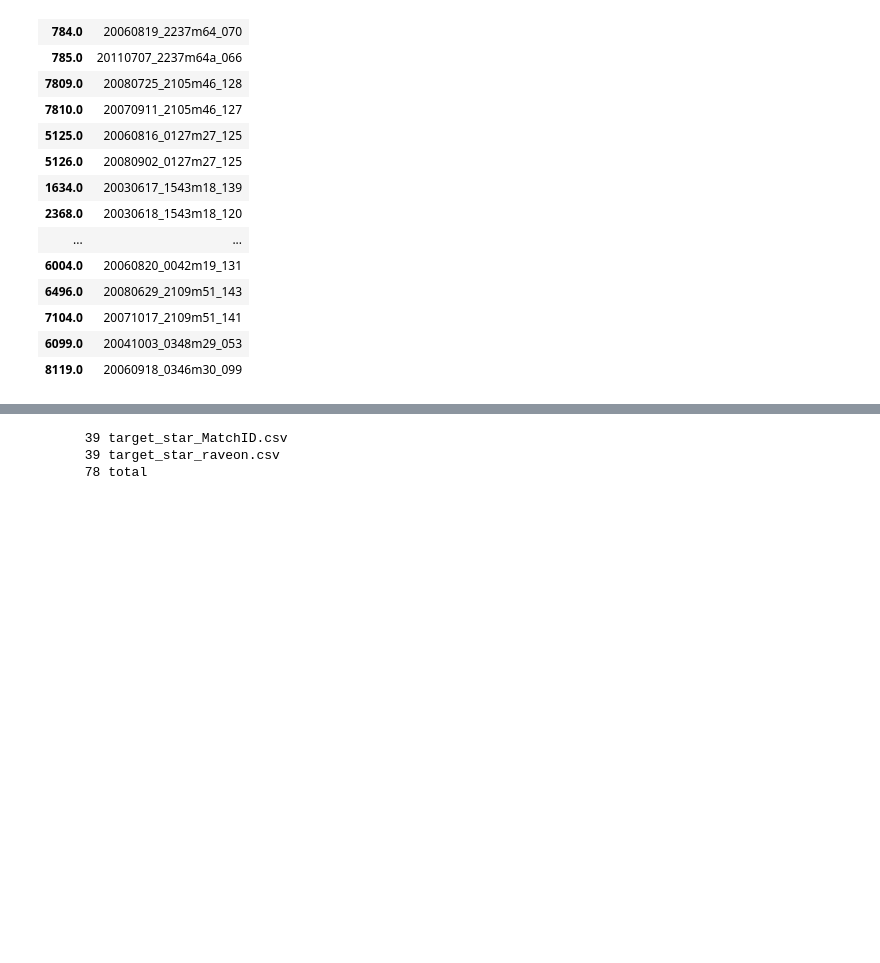
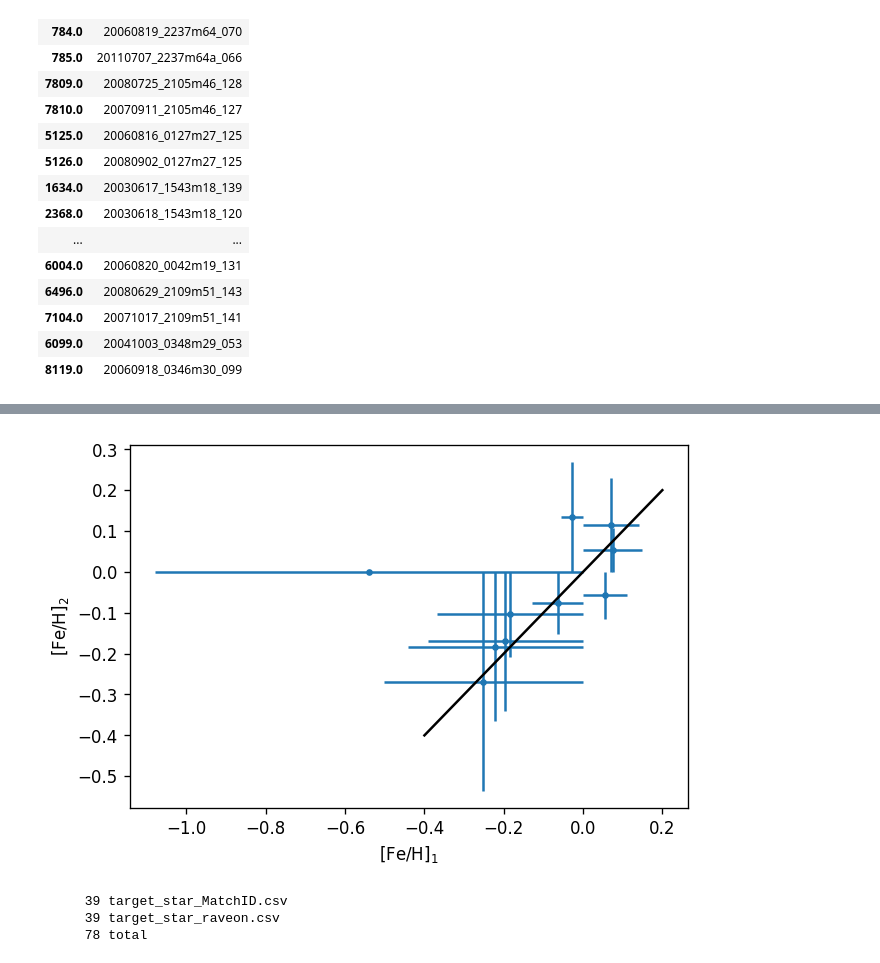
Before and after one commit to smoh/tess-kep, a Jupyter notebook: Potential target pairs for TESS GI.ipynb, the cells around one changed output, grey strips where cells are left out. Cells and saved outputs as stored; diff of their text form; code cells hidden in the pictures; blank space fills up the shorter version.

Commit message:
feh comparison figure

```diff
--- a/Potential target pairs for TESS GI.ipynb
+++ b/Potential target pairs for TESS GI.ipynb
@@ -311,3 +313,13 @@ raveon[ridx].write("target_star_raveon.csv")
+# %%
+plt.figure(dpi=120)
+plt.errorbar(raveon[ridx]['FE_H'].data[::2], raveon[ridx]['FE_H'].data[1::2], fmt='.',
+             xerr=raveon[ridx]['FE_H'].data[::2], yerr=raveon[ridx]['FE_H'].data[1::2]);
+plt.xlabel("[Fe/H]$_1$")
+plt.ylabel("[Fe/H]$_2$")
+x=np.linspace(-0.4,0.2,50)
+plt.plot(x,x,'k-');
+# %% [output]
+[figure, added]
 # %%
 !wc -l target_star*.csv
 # %% [output]
```
Also changed, not shown: parts of 1 cell of this notebook.
